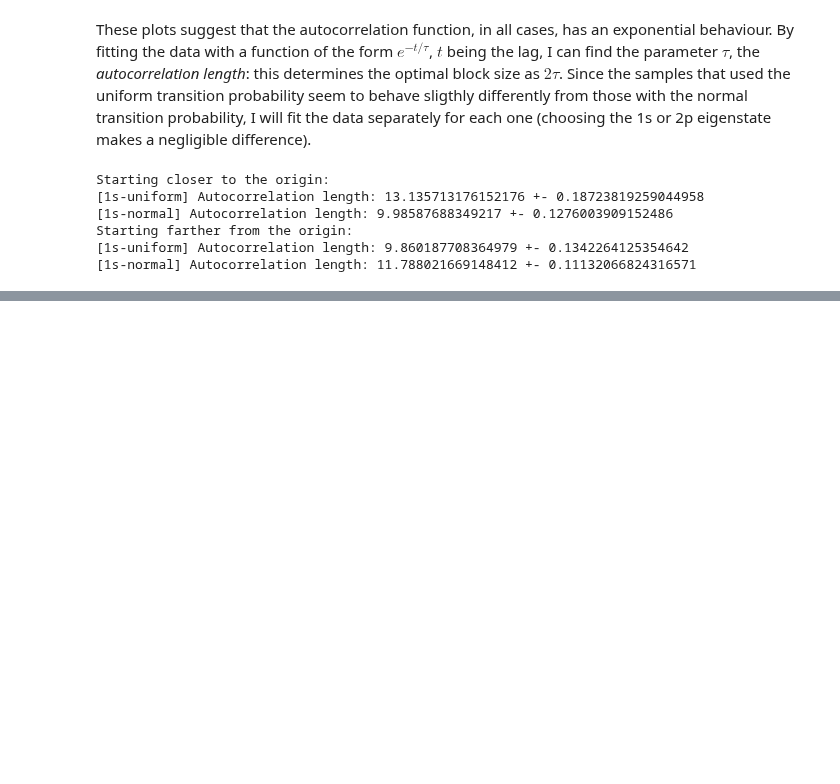
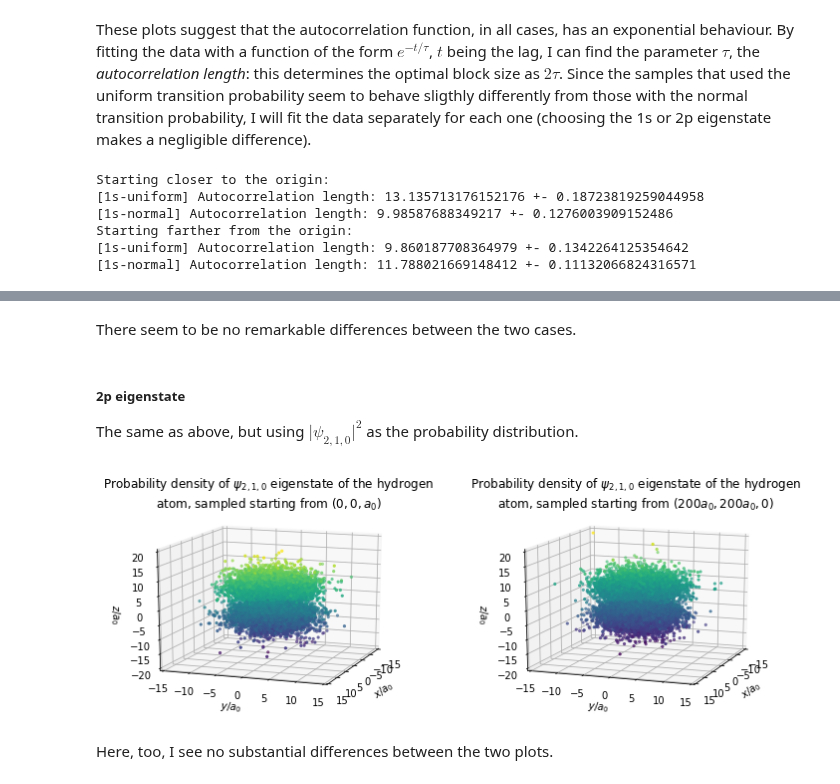
Before and after one commit to phaerrax/lab-simulazione-numerica, a Jupyter notebook: exercise05/exercise05.ipynb, the cells around one changed output, grey strips where cells are left out. Drawn from its saved outputs; the diff is of its cells as text; code cells hidden in the pictures; blank space fills up the shorter version.

```diff
--- a/exercise05/exercise05.ipynb
+++ b/exercise05/exercise05.ipynb
@@ -354,0 +328,40 @@ plt.show()
+# %% [markdown]
+There seem to be no remarkable differences between the two cases.
+# %% [markdown]
+##### 2p eigenstate
+The same as above, but using $\lvert\psi_{2,1,0}\rvert^2$ as the probability distribution.
+# %%
+fig = plt.figure(figsize = plt.figaspect(0.33))
+# Set up a figure three times as wide as it is tall
+
+ax = fig.add_subplot(1, 2, 1, projection = "3d")
+x, y, z = np.loadtxt("close/2p_sampled_points_uniform.dat", unpack = True)
+ax.scatter(x, y, z, c = z, marker = ".")
+ax.set_xlabel(r"$x / a_0$")
+ax.set_ylabel(r"$y / a_0$")
+ax.set_zlabel(r"$z / a_0$")
+ax.set_xlim(-15, 15)
+ax.set_ylim(-15, 15)
+ax.set_zlim(-20, 20)
+ax.set_title(r"Probability density of $\psi_{2,1,0}$ eigenstate of the hydrogen"
+             "\natom, sampled starting from " r"$(0,0,a_0)$")
+ax.view_init(15, 20)
+
+ax = fig.add_subplot(1, 2, 2, projection = "3d")
+x, y, z = np.loadtxt("far/2p_sampled_points_uniform.dat", unpack = True)
+ax.scatter(x, y, z, c = z, marker = ".")
+ax.set_xlabel(r"$x / a_0$")
+ax.set_ylabel(r"$y / a_0$")
+ax.set_zlabel(r"$z / a_0$")
+ax.set_xlim(-15, 15)
+ax.set_ylim(-15, 15)
+ax.set_zlim(-20, 20)
+ax.set_title(r"Probability density of $\psi_{2,1,0}$ eigenstate of the hydrogen"
+             "\natom, sampled starting from " r"$(200a_0, 200a_0, 0)$")
+ax.view_init(15, 20)
+
+plt.show()
+# %% [output]
+[figure, added]
+# %% [markdown]
+Here, too, I see no substantial differences between the two plots.
```
Also changed, not shown: parts of 12 cells of this notebook, 9 other files.
